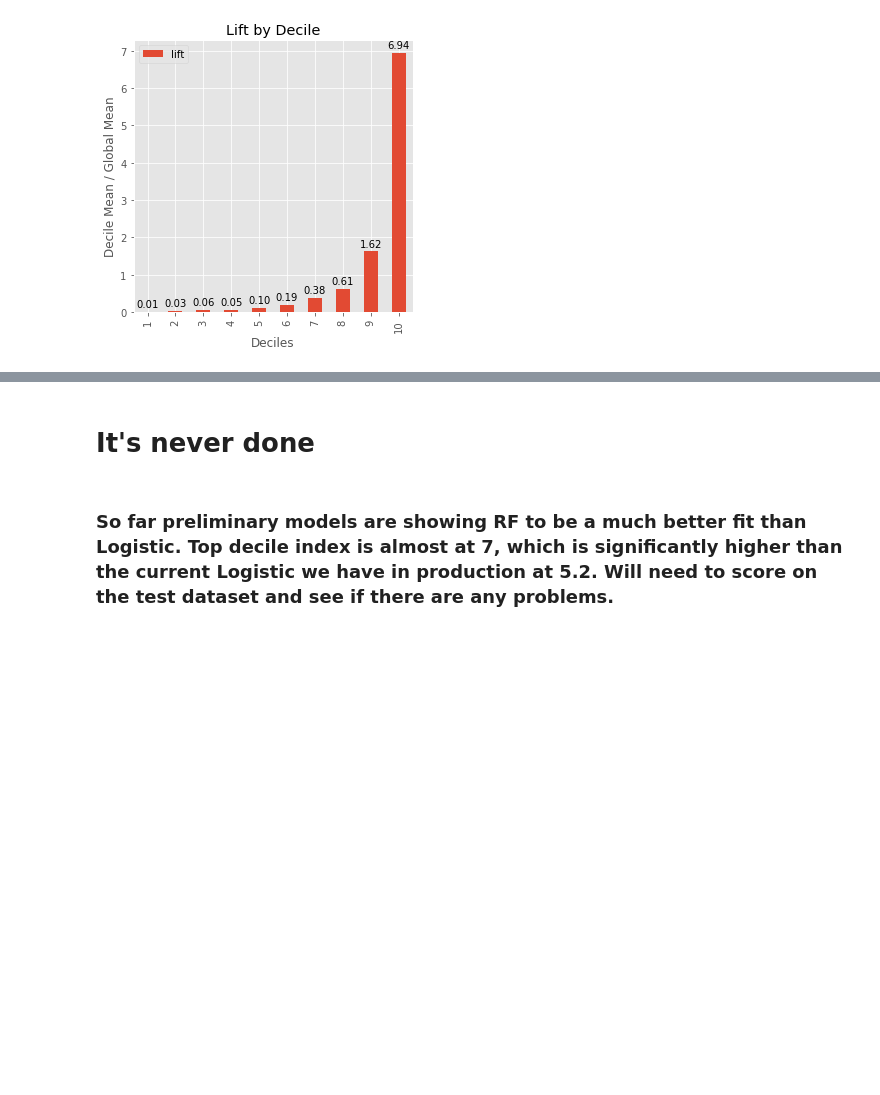
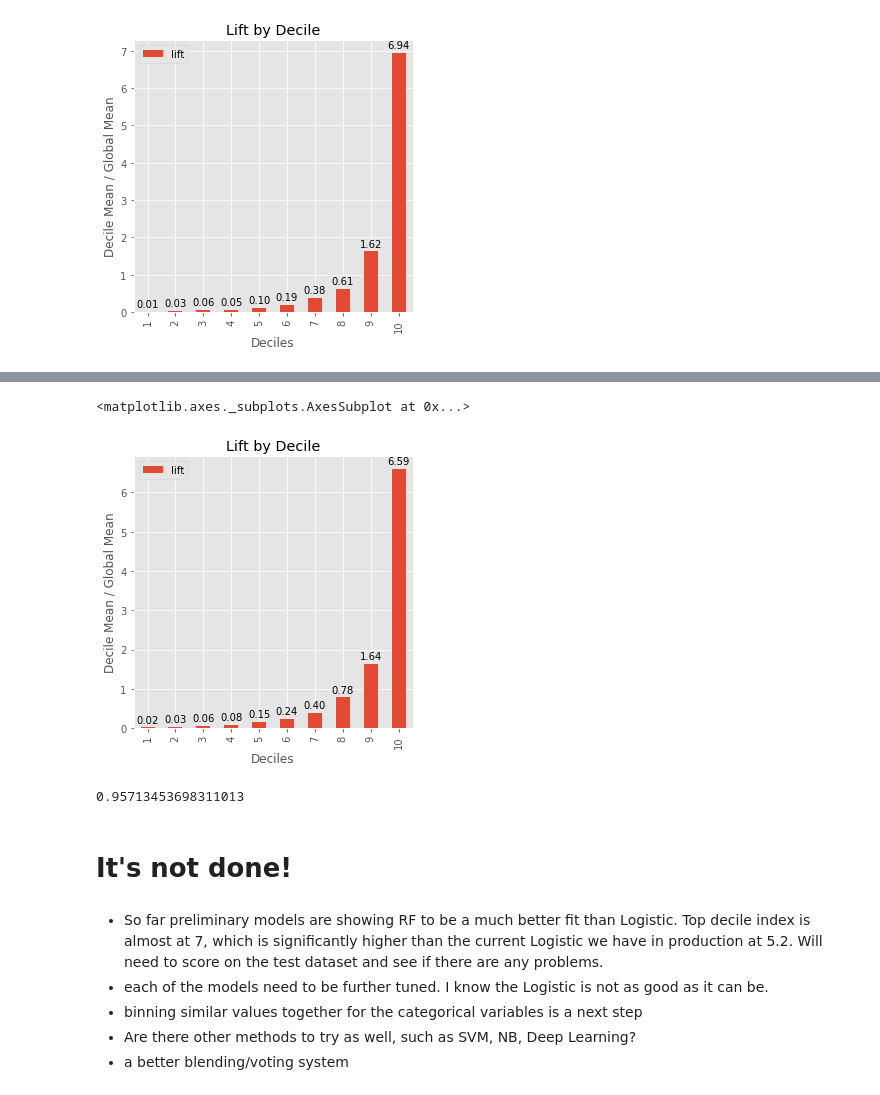
Before and after one commit to jmiller1977/DS-SF-36, a Jupyter notebook: final-project/2/notebooks/final-project-2-ES-active-propensity2.ipynb, the cells around one changed output, grey strips where cells are left out. Drawn from its saved outputs; the diff is of its cells as text; code cells hidden in the pictures; blank space fills up the shorter version.

```diff
--- a/final-project/2/notebooks/final-project-2-ES-active-propensity2.ipynb
+++ b/final-project/2/notebooks/final-project-2-ES-active-propensity2.ipynb
@@ -903,4 +1047,17 @@ lift_chart(model_rf_PREDICTED_PROB, y ,10)
+# %%
+lift_chart(model_clf_PREDICTED_PROB, y ,10)
+# %% [output]
+<matplotlib.axes._subplots.AxesSubplot at 0x...>
+[figure, added]
+# %%
+accuracy_score(y,voting_clf.predict(X))
+# %% [output]
+0.95713453698311013
 # %% [markdown]
-# It's never done
+# It's not done!
 # %% [markdown]
-### So far preliminary models are showing RF to be a much better fit than Logistic.  Top decile index is almost at 7, which is significantly higher than the current Logistic we have in production at 5.2.  Will need to score on the test dataset and see if there are any problems.
+- So far preliminary models are showing RF to be a much better fit than Logistic.  Top decile index is almost at 7, which is significantly higher than the current Logistic we have in production at 5.2.  Will need to score on the test dataset and see if there are any problems.
+- each of the models need to be further tuned.  I know the Logistic is not as good as it can be.
+- binning similar values together for the categorical variables is a next step
+- Are there other methods to try as well, such as SVM, NB, Deep Learning?
+- a better blending/voting system
```
Also changed, not shown: parts of 17 cells of this notebook.
